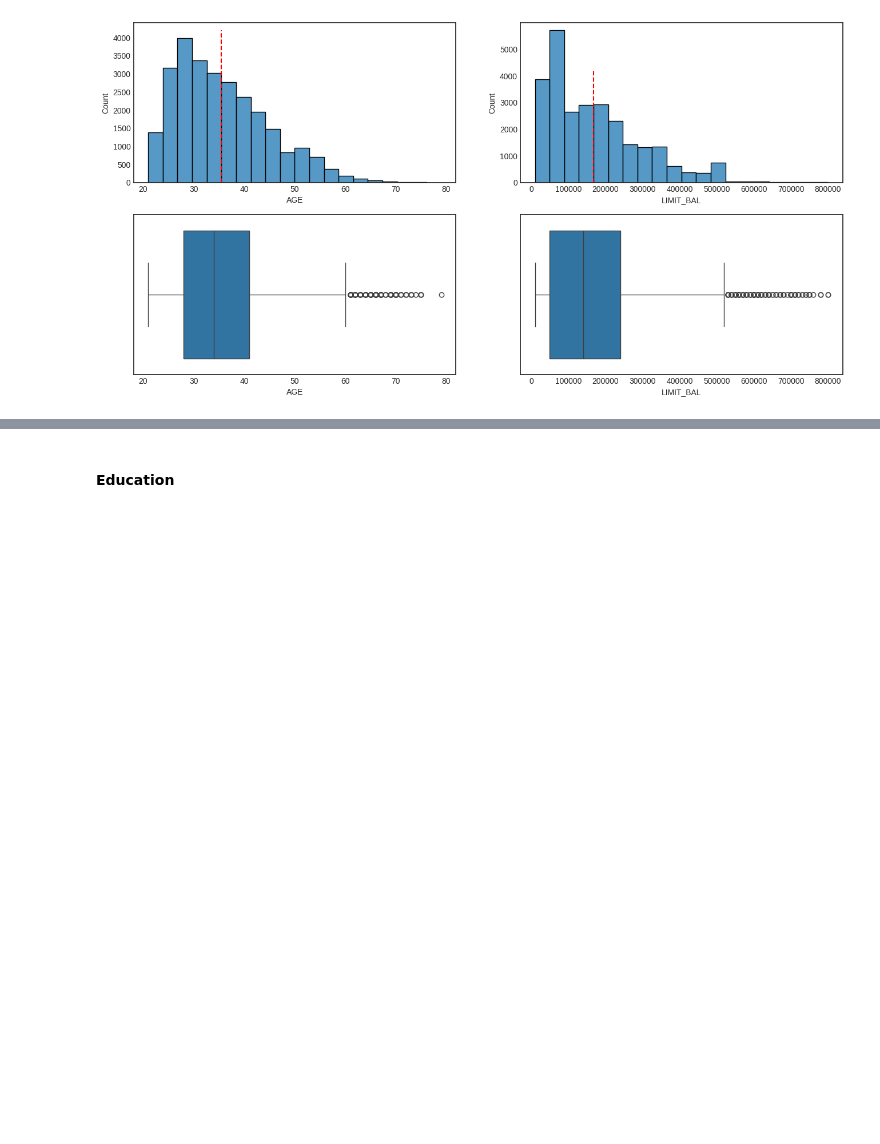
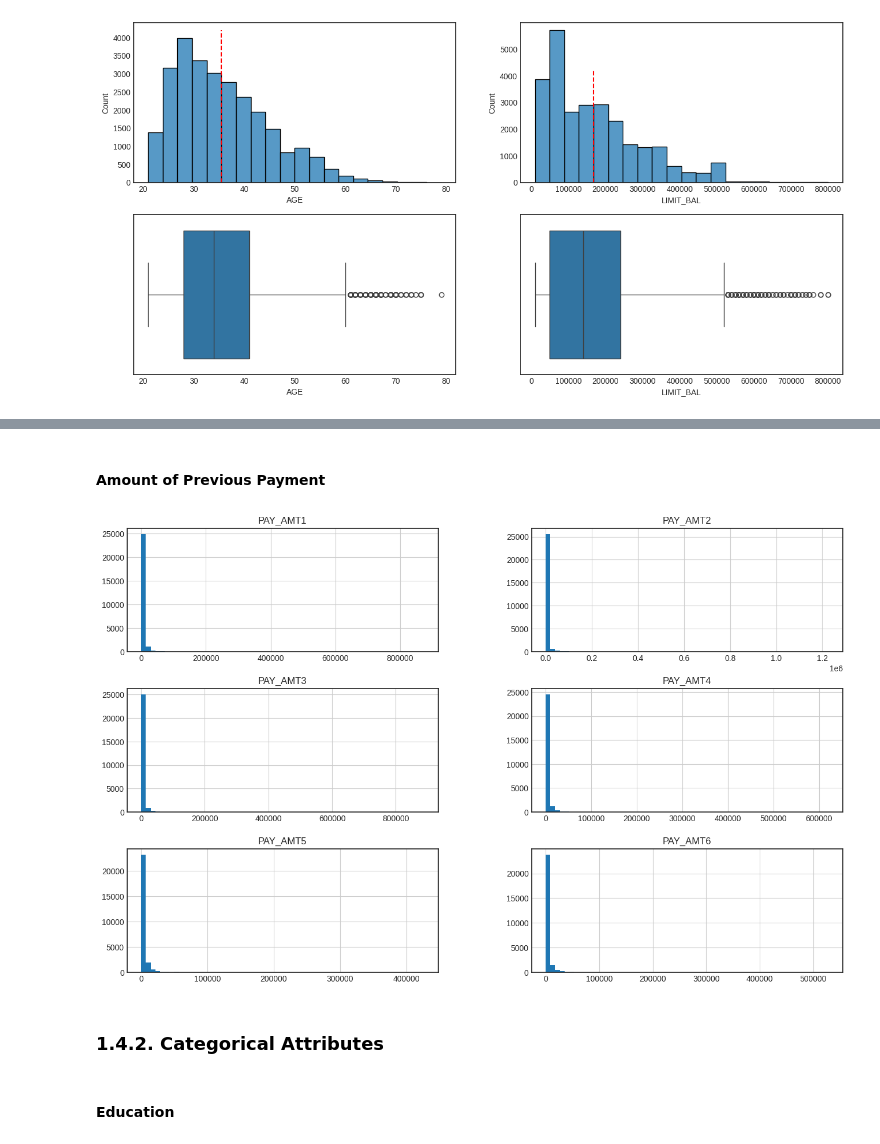
Before and after one commit to ezequielpf/default_of_credit_card, a Jupyter notebook: notebooks/default_of_credit_card.ipynb, the cells around one changed output, grey strips where cells are left out. Drawn from its saved outputs; the diff is of its cells as text; code cells hidden in the pictures; blank space fills up the shorter version.

```diff
--- a/notebooks/default_of_credit_card.ipynb
+++ b/notebooks/default_of_credit_card.ipynb
@@ -244,3 +259,11 @@ ax[0][1].vlines(x=df1_clean['LIMIT_BAL'].mean(), ymin=0, ymax=4200, linestyles='
+# %% [markdown]
+#### Amount of Previous Payment
+# %%
+df1_clean[['PAY_AMT1', 'PAY_AMT2', 'PAY_AMT3', 'PAY_AMT4', 'PAY_AMT5', 'PAY_AMT6']].hist(bins=60, figsize=(16,10));
+# %% [output]
+[figure, added]
+# %% [markdown]
+### 1.4.2. Categorical Attributes
 # %% [markdown]
 #### Education
 # %%
```
Also changed, not shown: parts of 28 cells of this notebook, 2 other files.
